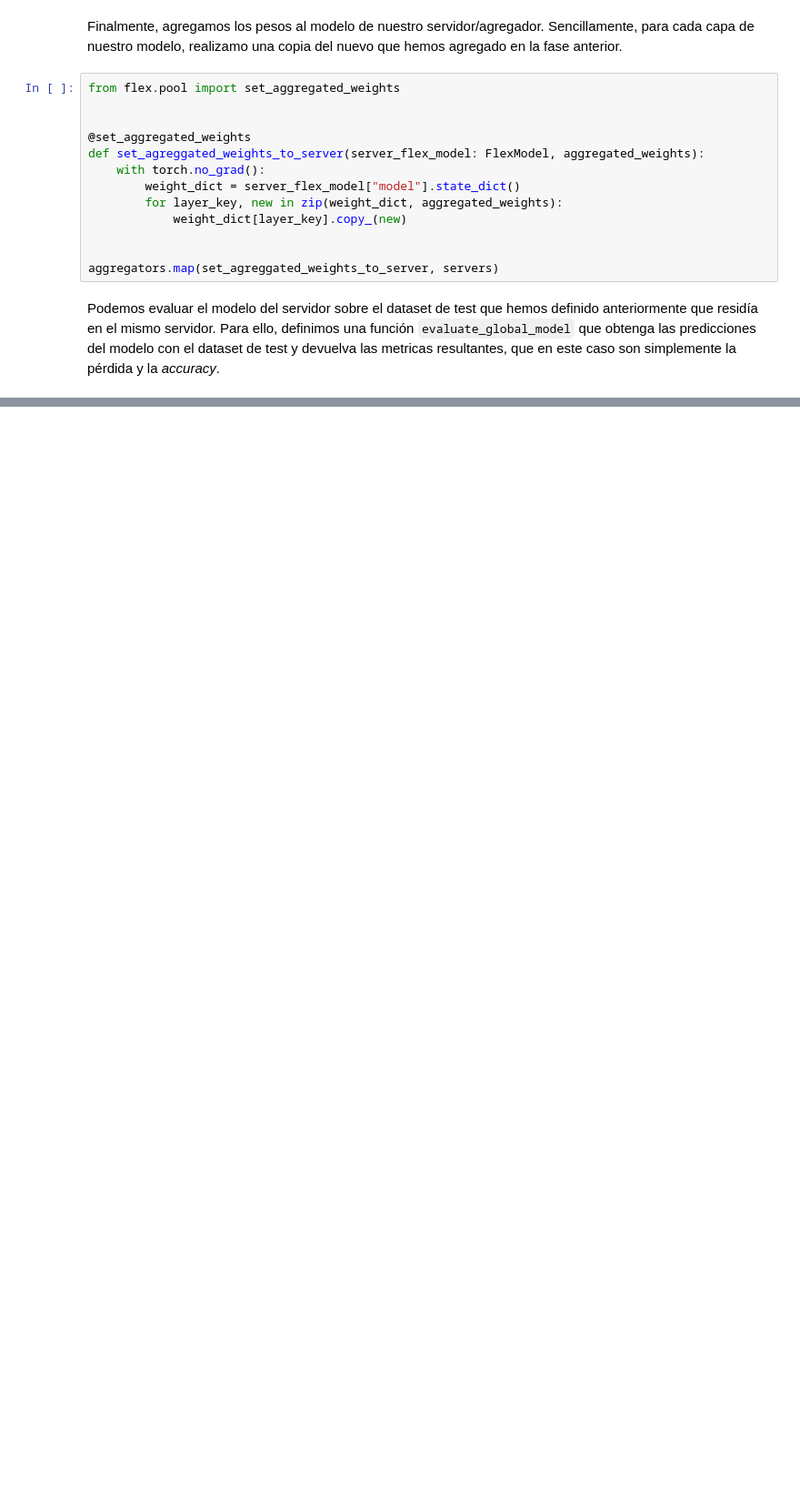
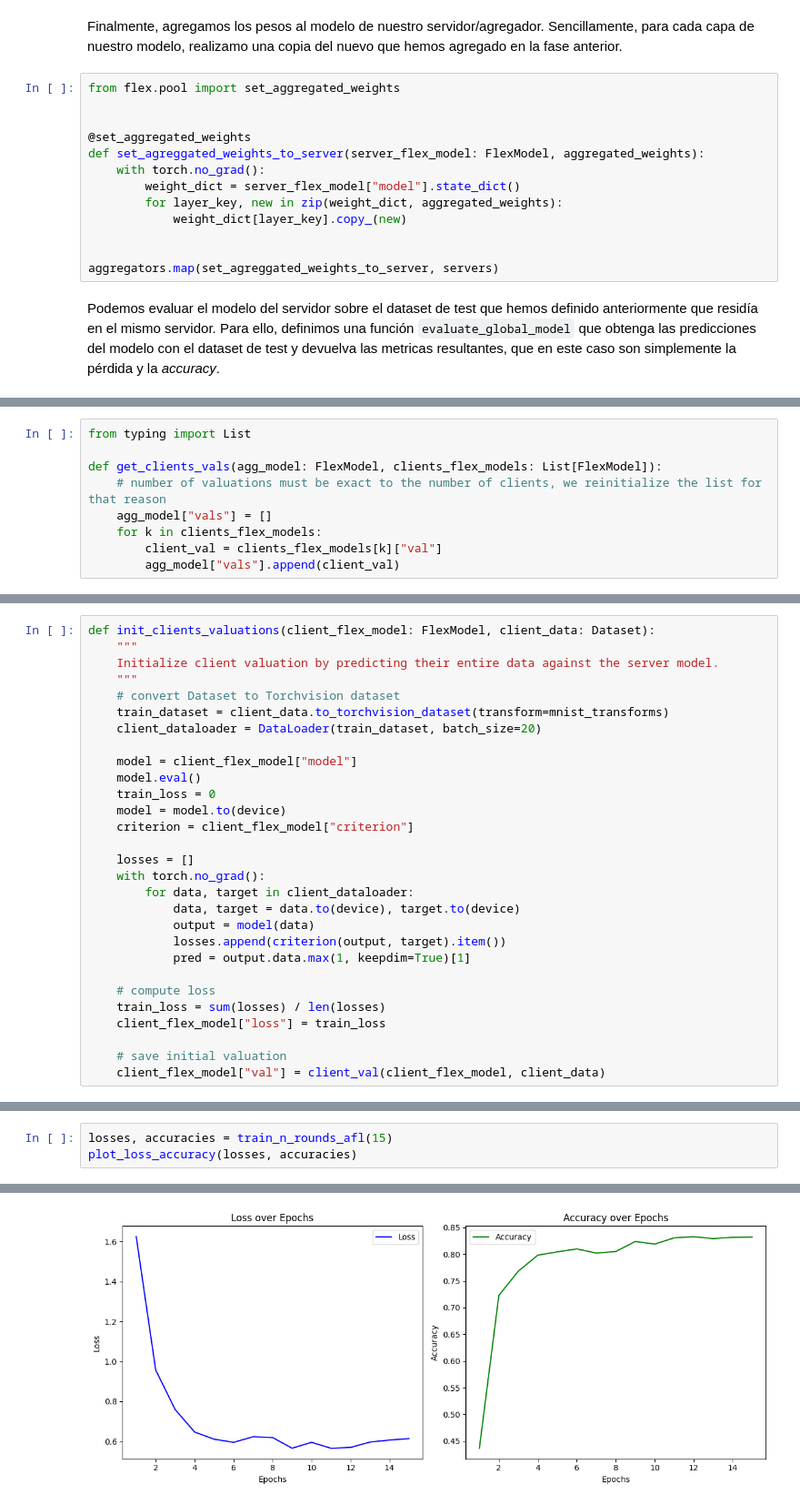
Before and after one commit to mayoras/flex-cs, a Jupyter notebook: notebooks/active-mnist.ipynb, the cells around one changed output, grey strips where cells are left out. Shown: that part at 91% size. Saved outputs shown, nothing was run; the diff lists cells and outputs as text; blank space fills up the shorter version.

```diff
--- a/notebooks/active-mnist.ipynb
+++ b/notebooks/active-mnist.ipynb
@@ -260,0 +391,9 @@ Accuracy (test): 0.51695
+# %%
+from typing import List
+
+def get_clients_vals(agg_model: FlexModel, clients_flex_models: List[FlexModel]):
+    # number of valuations must be exact to the number of clients, we reinitialize the list for that reason
+    agg_model["vals"] = []
+    for k in clients_flex_models:
+        client_val = clients_flex_models[k]["val"]
+        agg_model["vals"].append(client_val)
@@ -260,0 +446,29 @@ Accuracy (test): 0.51695
+# %%
+def init_clients_valuations(client_flex_model: FlexModel, client_data: Dataset):
+    """
+    Initialize client valuation by predicting their entire data against the server model.
+    """
+    # convert Dataset to Torchvision dataset
+    train_dataset = client_data.to_torchvision_dataset(transform=mnist_transforms)
+    client_dataloader = DataLoader(train_dataset, batch_size=20)
+
+    model = client_flex_model["model"]
+    model.eval()
+    train_loss = 0
+    model = model.to(device)
+    criterion = client_flex_model["criterion"]
+
+    losses = []
+    with torch.no_grad():
+        for data, target in client_dataloader:
+            data, target = data.to(device), target.to(device)
+            output = model(data)
+            losses.append(criterion(output, target).item())
+            pred = output.data.max(1, keepdim=True)[1]
+
+    # compute loss
+    train_loss = sum(losses) / len(losses)
+    client_flex_model["loss"] = train_loss
+
+    # save initial valuation
+    client_flex_model["val"] = client_val(client_flex_model, client_data)
@@ -260,0 +555,4 @@ Accuracy (test): 0.51695
+# %%
+losses, accuracies = train_n_rounds_afl(15)
+plot_loss_accuracy(losses, accuracies)
+# %% [output]
@@ -260,0 +576 @@ Accuracy (test): 0.51695
+[figure, added]
```
Also changed, not shown: parts of 24 cells of this notebook.
